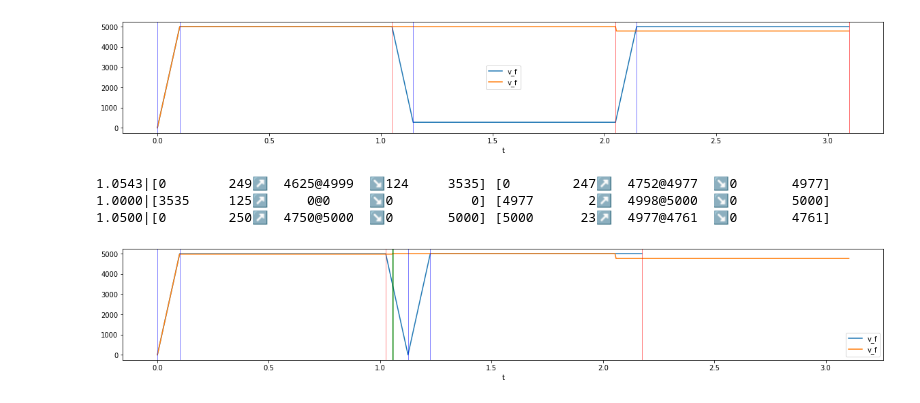
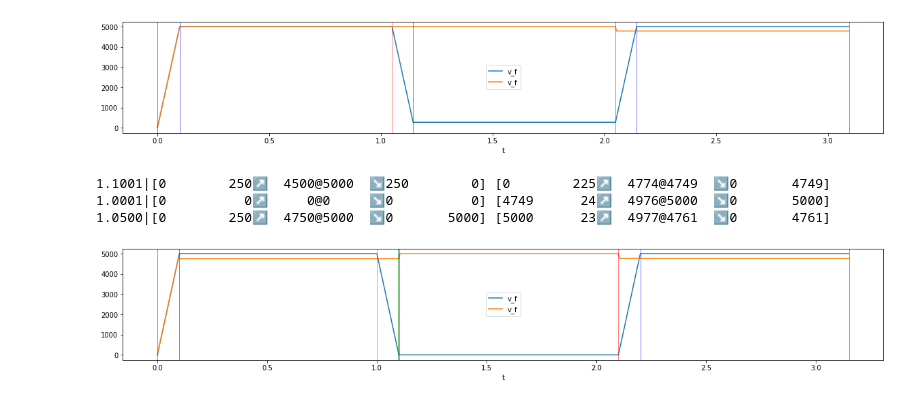
Before and after one commit to Busboombot/trajectory, a Jupyter notebook: design/Notebooks/JITTrajectory.ipynb, the cells around one changed output. Drawn from its saved outputs; the diff is of its cells as text; code cells hidden in the pictures.

```diff
--- a/design/Notebooks/JITTrajectory.ipynb
+++ b/design/Notebooks/JITTrajectory.ipynb
@@ -64,19 +61,19 @@ plot_segment_list(sl.dataframe)
 # %%
 sl = SegmentList([Joint(5_000, 50_000),Joint(5_000, 50_000)])
 
 x = 5000
 
 sl.rmove([x,x])
-sl.rmove([125,x])
+sl.rmove([0,x])
 sl.rmove([x,x])
 
 sl.update()
 
 print(sl)
 
 plot_segment_list(sl.dataframe)
 # %% [output]
-1.0543|[0        249↗  4625@4999  ↘124     3535] [0        247↗  4752@4977  ↘0       4977]
-1.0000|[3535     125↗     0@0     ↘0          0] [4977       2↗  4998@5000  ↘0       5000]
+1.1001|[0        250↗  4500@5000  ↘250        0] [0        225↗  4774@4749  ↘0       4749]
+1.0001|[0          0↗     0@0     ↘0          0] [4749      24↗  4976@5000  ↘0       5000]
 1.0500|[0        250↗  4750@5000  ↘0       5000] [5000      23↗  4977@4761  ↘0       4761]
-[figure, old version]
+[figure, new version]
```
Also changed, not shown: parts of 5 cells of this notebook, 1 other file.
